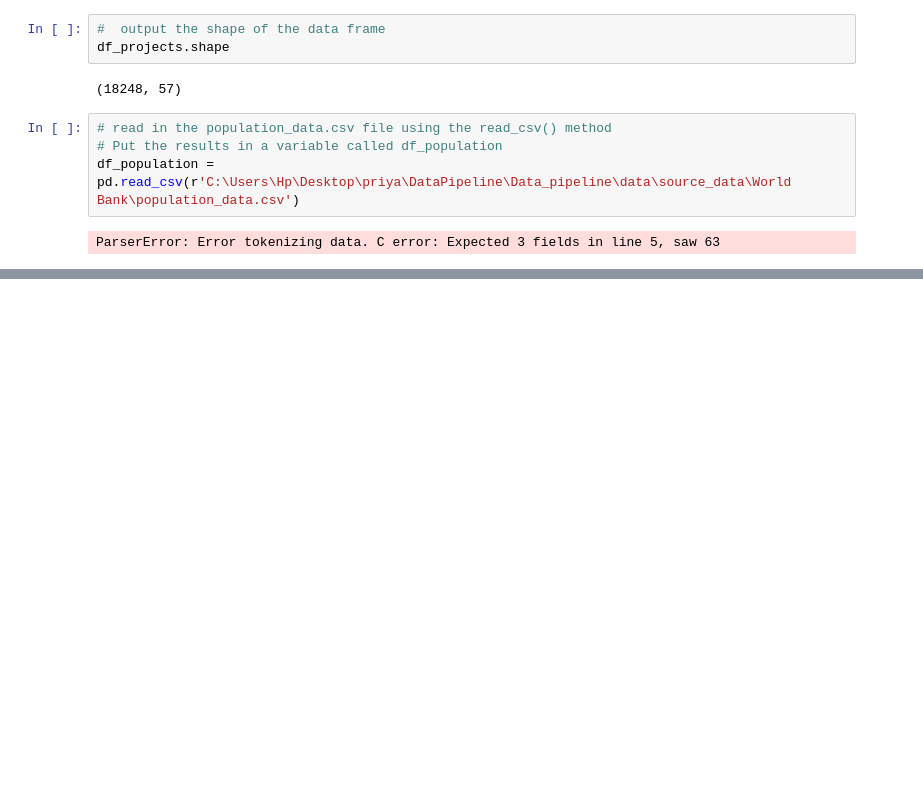
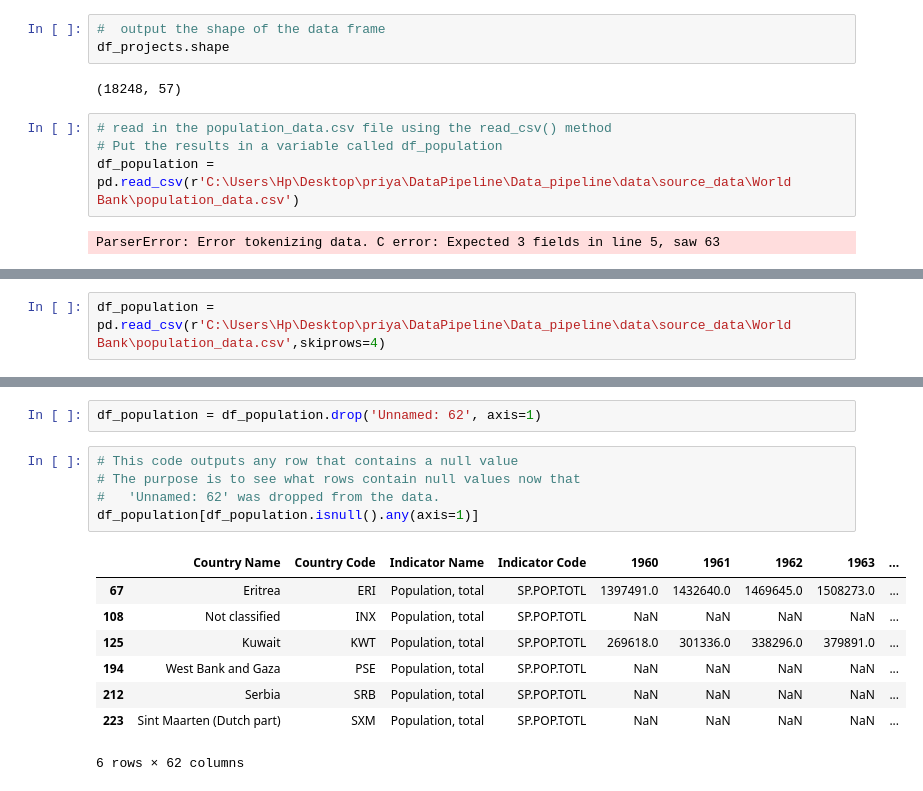
Before and after one commit to saravana-priya/Data_pipeline, a Jupyter notebook: scripts/extract.ipynb, the cells around one changed output, grey strips where cells are left out. Drawn from its saved outputs; the diff is of its cells as text; blank space fills up the shorter version.

```diff
--- a/scripts/extract.ipynb
+++ b/scripts/extract.ipynb
@@ -81,0 +108,2 @@ ParserError: Error tokenizing data. C error: Expected 3 fields in line 5, saw 63
+# %%
+df_population = pd.read_csv(r'C:\Users\Hp\Desktop\priya\DataPipeline\Data_pipeline\data\source_data\World Bank\population_data.csv',skiprows=4)
@@ -81,0 +152,16 @@ ParserError: Error tokenizing data. C error: Expected 3 fields in line 5, saw 63
+# %%
+df_population = df_population.drop('Unnamed: 62', axis=1)
+# %%
+# This code outputs any row that contains a null value
+# The purpose is to see what rows contain null values now that
+#   'Unnamed: 62' was dropped from the data.
+df_population[df_population.isnull().any(axis=1)]
+# %% [output]
+|  | Country Name | Country Code | Indicator Name | Indicator Code | 1960 | 1961 | 1962 | 1963 | ... |
+| 67 | Eritrea | ERI | Population, total | SP.POP.TOTL | 1397491.0 | 1432640.0 | 1469645.0 | 1508273.0 | ... |
+| 108 | Not classified | INX | Population, total | SP.POP.TOTL | NaN | NaN | NaN | NaN | ... |
+| 125 | Kuwait | KWT | Population, total | SP.POP.TOTL | 269618.0 | 301336.0 | 338296.0 | 379891.0 | ... |
+| 194 | West Bank and Gaza | PSE | Population, total | SP.POP.TOTL | NaN | NaN | NaN | NaN | ... |
+| 212 | Serbia | SRB | Population, total | SP.POP.TOTL | NaN | NaN | NaN | NaN | ... |
+| 223 | Sint Maarten (Dutch part) | SXM | Population, total | SP.POP.TOTL | NaN | NaN | NaN | NaN | ... |
+6 rows × 62 columns
```
Also changed, not shown: parts of 31 cells of this notebook, 2 other files.
